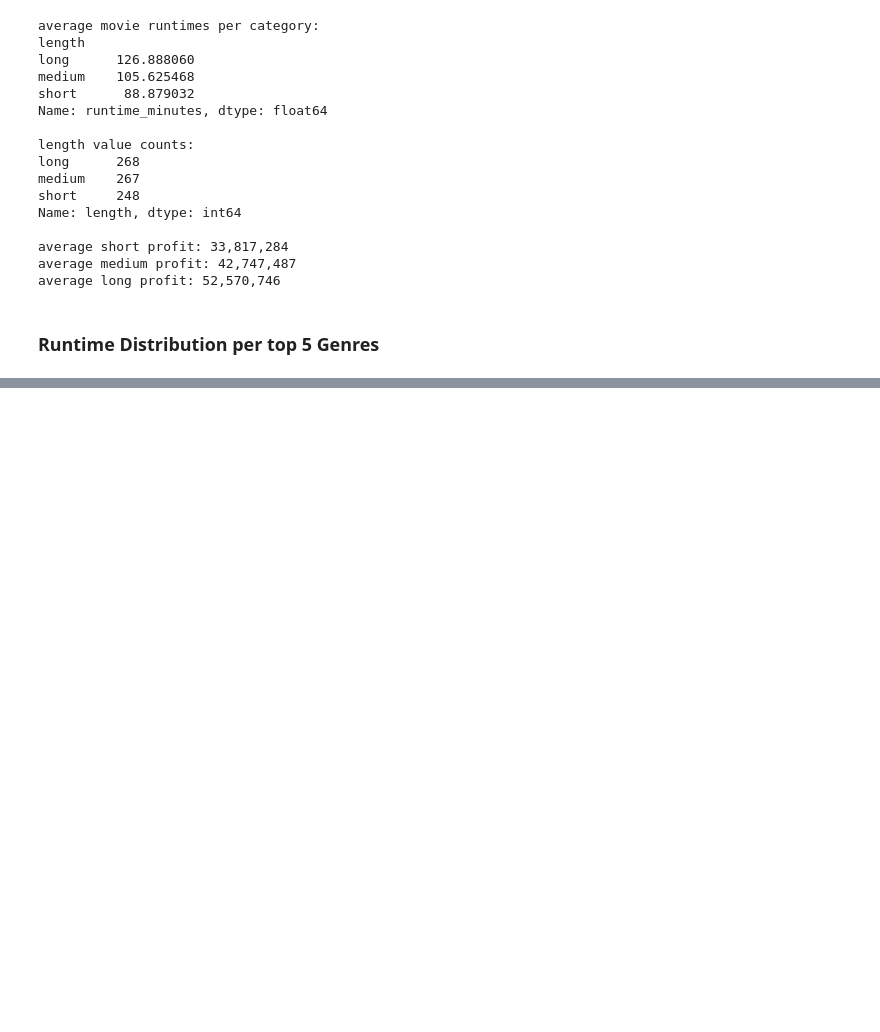
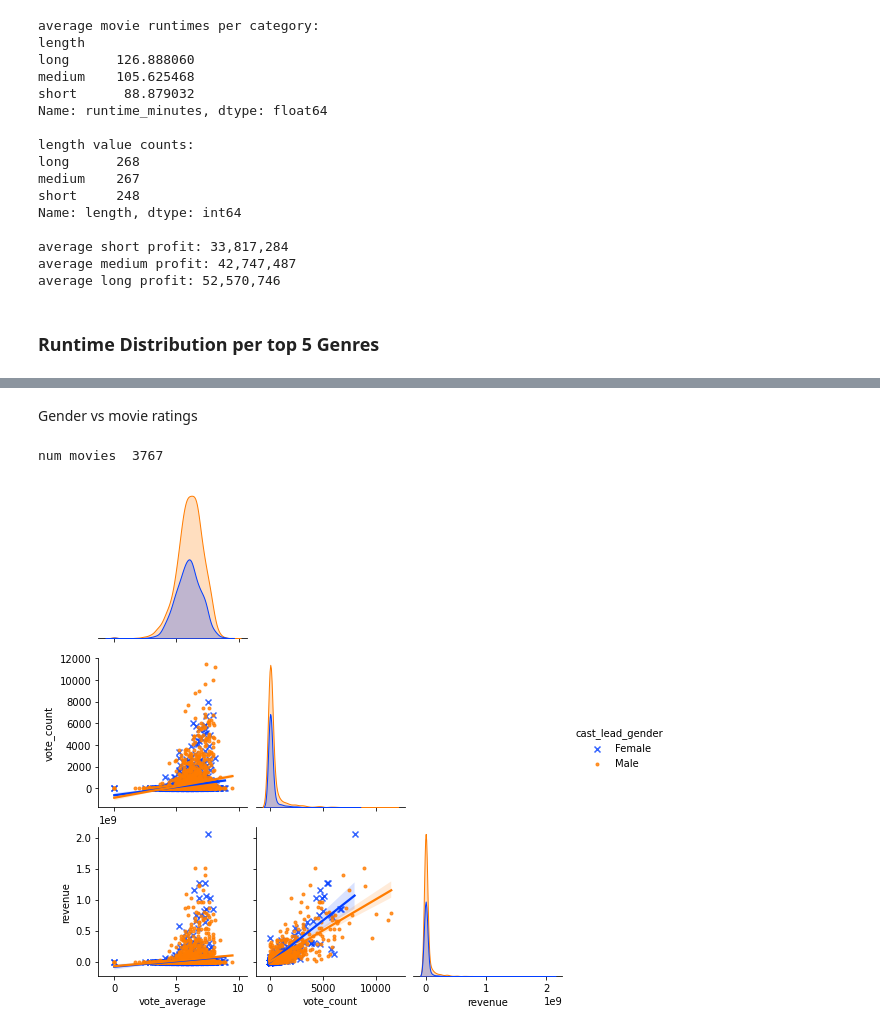
Before and after one commit to alexanderdaffara/Movies_Insights_EDA, a Jupyter notebook: Alex-Notebook.ipynb, the cells around one changed output, grey strips where cells are left out. Cells and saved outputs as stored; diff of their text form; code cells hidden in the pictures; blank space fills up the shorter version.

Commit message:
added gender analysis

```diff
--- a/Alex-Notebook.ipynb
+++ b/Alex-Notebook.ipynb
@@ -731,0 +766,19 @@ plt.show()
+# %%
+meta_data_df = pd.read_csv('data/kaggle_data/movies_metadata.csv')
+meta_data_df = meta_data_df[['id','imdb_id','title','release_date','revenue','runtime','vote_average','vote_count']]
+
+# drop 3  with id values that are dates
+meta_data_df.drop(index=meta_data_df.loc[~meta_data_df['id'].str.isnumeric()].index, inplace=True)
+
+# set id column values to int
+meta_data_df['id'] = meta_data_df['id'].astype(int)
+
+# drop druplicate id's
+meta_data_df.drop(index=meta_data_df.loc[meta_data_df['id'].duplicated()].index, inplace=True)
+
+# drop movies pre 2013
+meta_data_df.dropna(subset=['release_date'], inplace=True)
+meta_data_df['release_date'] = meta_data_df['release_date'].map(lambda x: x[:4]).astype(int)
+meta_data_df.drop(index=meta_data_df.loc[meta_data_df['release_date'] < 2013].index, inplace=True)
+
+meta_data_df
@@ -731,0 +799,5 @@ plt.show()
+# %%
+kaggle_cleaned_df = meta_data_df.merge(credits_df[['id','cast_lead_name','cast_lead_gender']],
+                                       how='inner',
+                                       on='id')
+kaggle_cleaned_df
@@ -731,0 +818,17 @@ plt.show()
+# %% [markdown]
+Gender vs movie ratings
+# %%
+# min_votes of 100 -> 1315 movies,
+# min_votes of 10 -> 3767 movies
+min_votes = 10
+gender_rating_df = kaggle_cleaned_df.loc[kaggle_cleaned_df['vote_count'] >= min_votes,
+                                         ['vote_average','vote_count','revenue','cast_lead_gender']]
+print('num movies ', len(gender_rating_df))
+
+# fig, ax = plt.subplots(figsize=(16,20))
+data = gender_rating_df
+sns.pairplot(kind='reg', hue='cast_lead_gender', palette='bright', data=data, markers=['x','.'], corner=True)
+plt.show()
+# %% [output]
+num movies  3767
+[figure, added]
```
Also changed, not shown: parts of 21 cells of this notebook.
